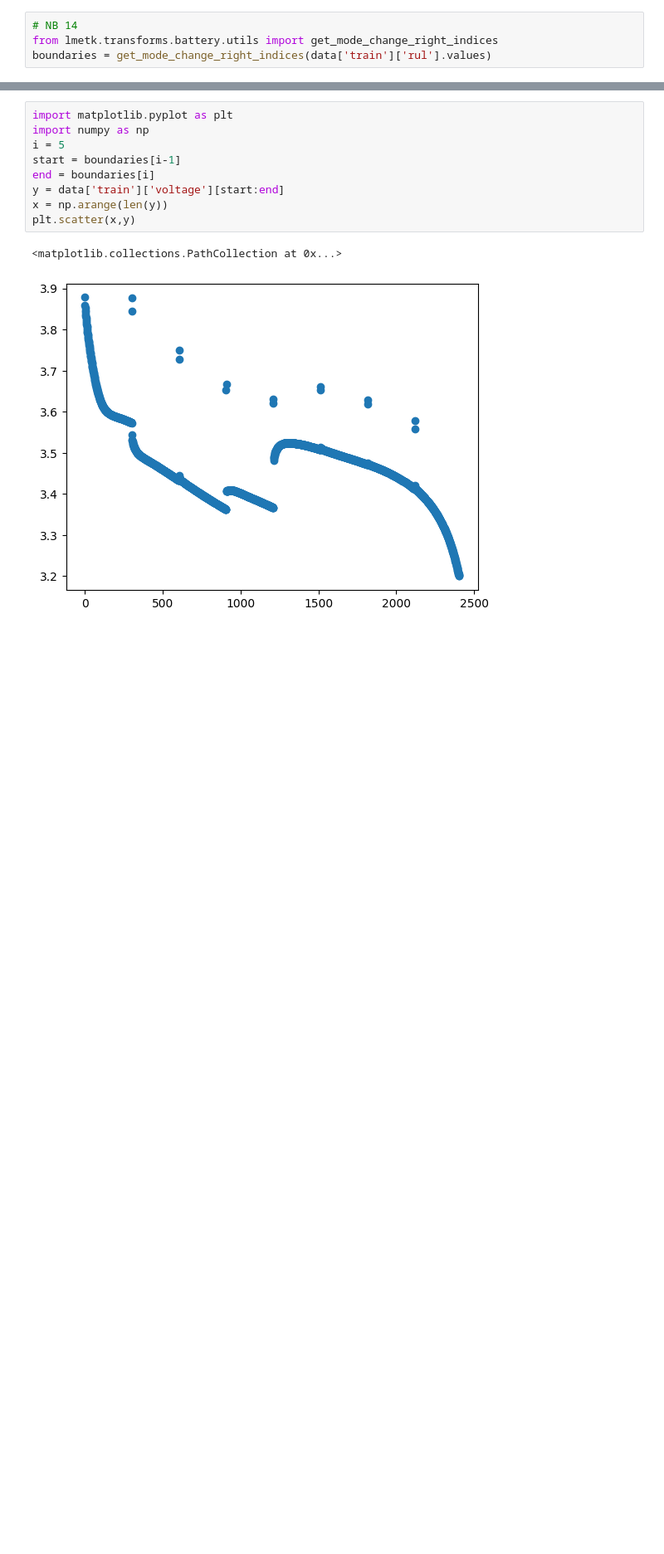
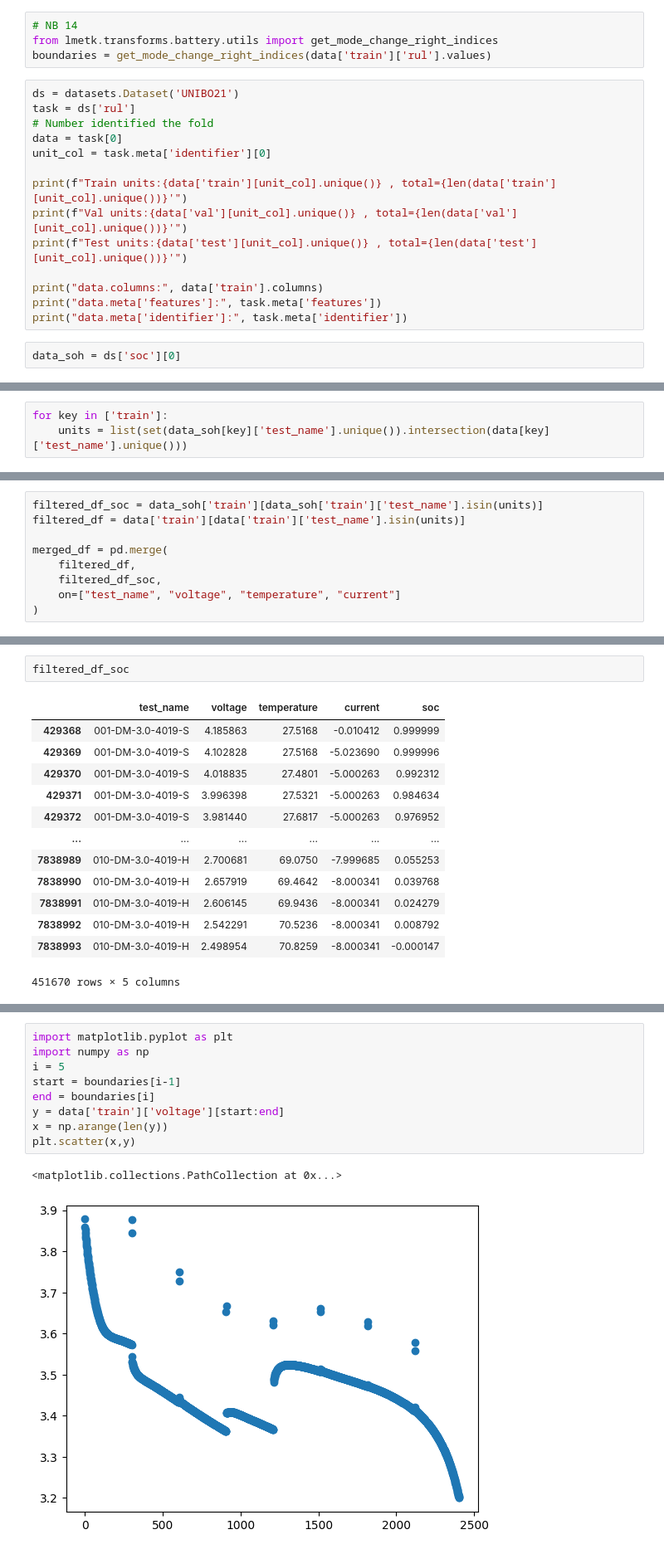
Before and after one commit to EPFL-IMOS/picid, a Jupyter notebook: notebooks/battery_phmd.ipynb, the cells around one changed output, grey strips where cells are left out. Shown at 83% size. Saved outputs shown, nothing was run; the diff lists cells and outputs as text; blank space fills up the shorter version.

```diff
--- a/notebooks/battery_phmd.ipynb
+++ b/notebooks/battery_phmd.ipynb
@@ -166,3 +275,19 @@ a = data['train']['rul'].values
 # NB 14
 from lmetk.transforms.battery.utils import get_mode_change_right_indices
 boundaries = get_mode_change_right_indices(data['train']['rul'].values)
+# %%
+ds = datasets.Dataset('UNIBO21')
+task = ds['rul']
+# Number identified the fold
+data = task[0]
+unit_col = task.meta['identifier'][0]
+
+print(f"Train units:{data['train'][unit_col].unique()} , total={len(data['train'][unit_col].unique())}'")
+print(f"Val units:{data['val'][unit_col].unique()} , total={len(data['val'][unit_col].unique())}'")
+print(f"Test units:{data['test'][unit_col].unique()} , total={len(data['test'][unit_col].unique())}'")
+
+print("data.columns:", data['train'].columns)
+print("data.meta['features']:", task.meta['features'])
+print("data.meta['identifier']:", task.meta['identifier'])
+# %%
+data_soh = ds['soc'][0]
@@ -168,0 +323,3 @@ boundaries = get_mode_change_right_indices(data['train']['rul'].values)
+# %%
+for key in ['train']:
+    units = list(set(data_soh[key]['test_name'].unique()).intersection(data[key]['test_name'].unique()))
@@ -168,0 +334,9 @@ boundaries = get_mode_change_right_indices(data['train']['rul'].values)
+# %%
+filtered_df_soc = data_soh['train'][data_soh['train']['test_name'].isin(units)]
+filtered_df = data['train'][data['train']['test_name'].isin(units)]
+
+merged_df = pd.merge(
+    filtered_df,
+    filtered_df_soc,
+    on=["test_name", "voltage", "temperature", "current"]
+)
@@ -168,0 +346,16 @@ boundaries = get_mode_change_right_indices(data['train']['rul'].values)
+# %%
+filtered_df_soc
+# %% [output]
+|  | test_name | voltage | temperature | current | soc |
+| 429368 | 001-DM-3.0-4019-S | 4.185863 | 27.5168 | -0.010412 | 0.999999 |
+| 429369 | 001-DM-3.0-4019-S | 4.102828 | 27.5168 | -5.023690 | 0.999996 |
+| 429370 | 001-DM-3.0-4019-S | 4.018835 | 27.4801 | -5.000263 | 0.992312 |
+| 429371 | 001-DM-3.0-4019-S | 3.996398 | 27.5321 | -5.000263 | 0.984634 |
+| 429372 | 001-DM-3.0-4019-S | 3.981440 | 27.6817 | -5.000263 | 0.976952 |
+| ... | ... | ... | ... | ... | ... |
+| 7838989 | 010-DM-3.0-4019-H | 2.700681 | 69.0750 | -7.999685 | 0.055253 |
+| 7838990 | 010-DM-3.0-4019-H | 2.657919 | 69.4642 | -8.000341 | 0.039768 |
+| 7838991 | 010-DM-3.0-4019-H | 2.606145 | 69.9436 | -8.000341 | 0.024279 |
+| 7838992 | 010-DM-3.0-4019-H | 2.542291 | 70.5236 | -8.000341 | 0.008792 |
+| 7838993 | 010-DM-3.0-4019-H | 2.498954 | 70.8259 | -8.000341 | -0.000147 |
+451670 rows × 5 columns
```
Also changed, not shown: parts of 13 cells of this notebook, 10 other files.
